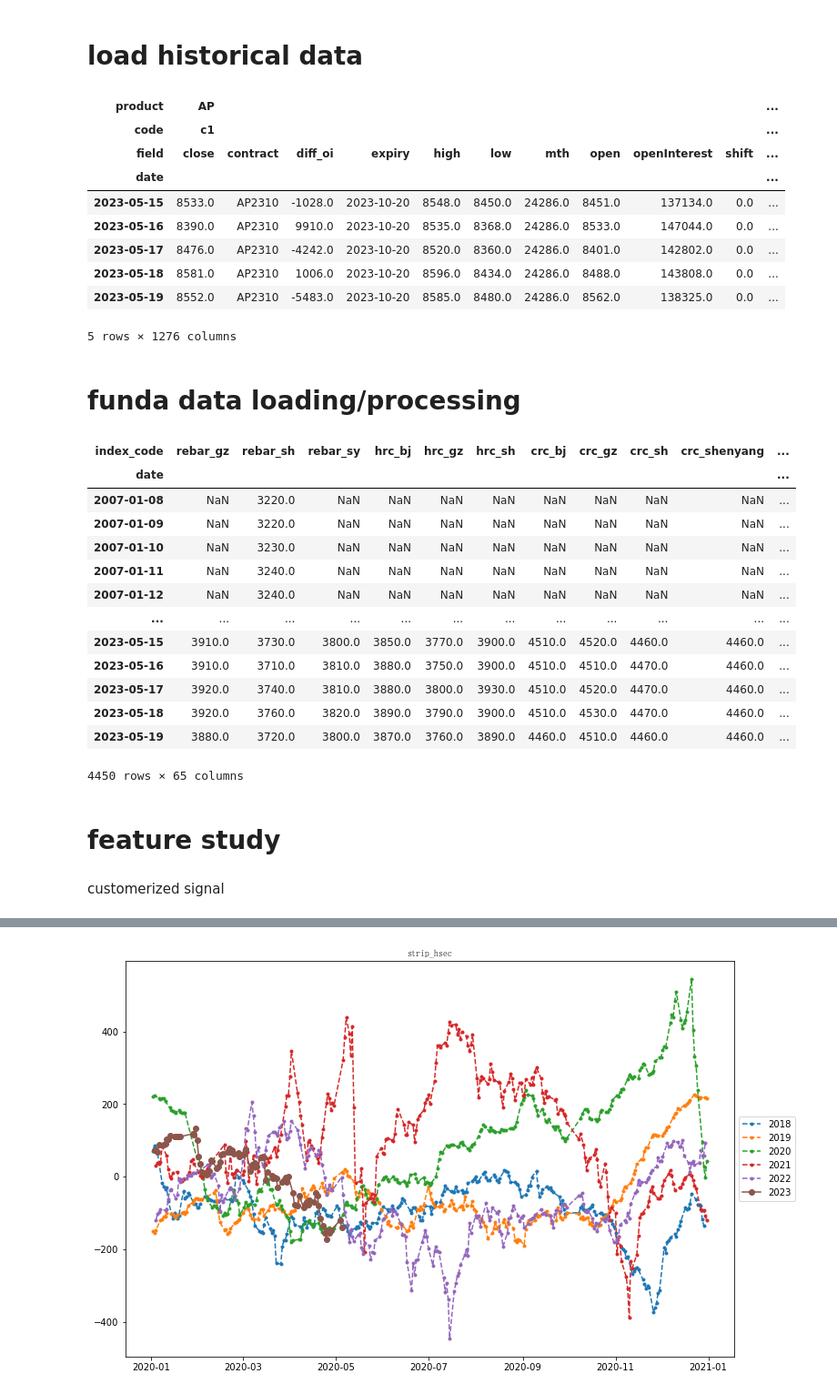
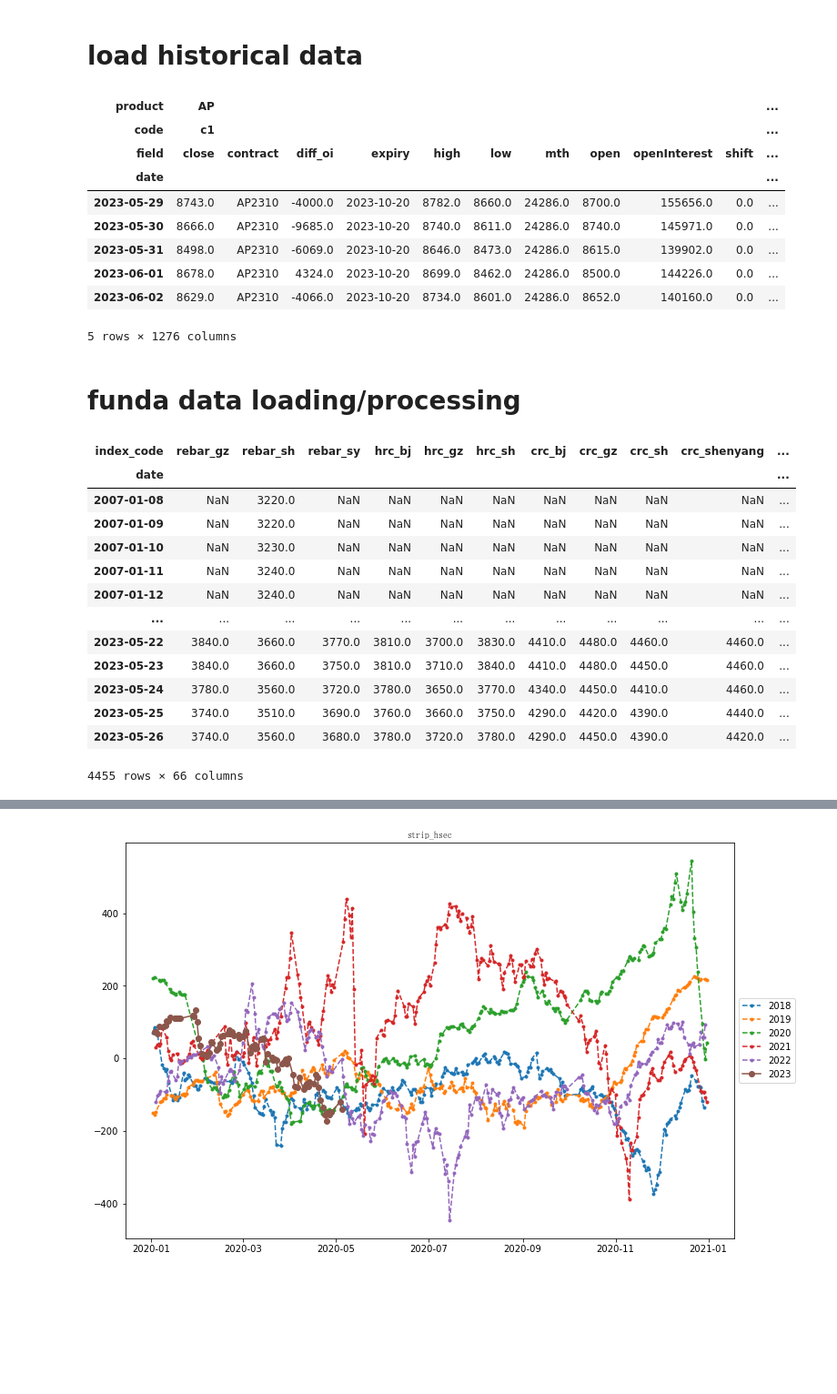
Before and after one commit to harvey1673/pyktrader3, a Jupyter notebook: bktest/bt_signal - template.ipynb, the cells around one changed output, grey strips where cells are left out. Shown: that part at 91% size. Cells and saved outputs as stored; diff of their text form; code cells hidden in the pictures; blank space fills up the shorter version.

```diff
--- a/bktest/bt_signal - template.ipynb
+++ b/bktest/bt_signal - template.ipynb
@@ -73,7 +74,7 @@ daily_start_dict = { 'c': datetime.date(2011,1,1), 'm': datetime.date(2011,1,1),
 fields = ['contract', 'open', 'high', 'low', 'close', 'volume', 'openInterest', 'diff_oi', 'expiry', 'mth', 'shift']
 
 start_date = datetime.date(2010,1,1)
-end_date = datetime.date(2023,5,20)
+end_date = datetime.date(2023,6,2)
 shift_mode = 2
 roll_name = 'hot'
 roll_file_loc = "C:/dev/wtdev/config/"
@@ -105,18 +106,19 @@ df = df.reorder_levels([1, 2, 0], axis=1).sort_index(axis=1)
 df.columns.rename(['product', 'code', 'field',], inplace = True)
 df.index = pd.to_datetime(df.index)
 
-date_rng = pd.date_range(start=df.index[0], end=df.index[-1], freq='D')
+cdate_rng = pd.date_range(start=start_date, end=end_date, freq='D')
+bdate_rng = pd.bdate_range(start=start_date, end=end_date, freq='C', holidays=misc.CHN_Holidays)
 df.tail(5)
 # %% [output]
 | product | AP |  |  |  |  |  |  |  |  |  | ... |
 | code | c1 |  |  |  |  |  |  |  |  |  | ... |
 | field | close | contract | diff_oi | expiry | high | low | mth | open | openInterest | shift | ... |
 | date |  |  |  |  |  |  |  |  |  |  | ... |
-| 2023-05-15 | 8533.0 | AP2310 | -1028.0 | 2023-10-20 | 8548.0 | 8450.0 | 24286.0 | 8451.0 | 137134.0 | 0.0 | ... |
-| 2023-05-16 | 8390.0 | AP2310 | 9910.0 | 2023-10-20 | 8535.0 | 8368.0 | 24286.0 | 8533.0 | 147044.0 | 0.0 | ... |
-| 2023-05-17 | 8476.0 | AP2310 | -4242.0 | 2023-10-20 | 8520.0 | 8360.0 | 24286.0 | 8401.0 | 142802.0 | 0.0 | ... |
-| 2023-05-18 | 8581.0 | AP2310 | 1006.0 | 2023-10-20 | 8596.0 | 8434.0 | 24286.0 | 8488.0 | 143808.0 | 0.0 | ... |
-| 2023-05-19 | 8552.0 | AP2310 | -5483.0 | 2023-10-20 | 8585.0 | 8480.0 | 24286.0 | 8562.0 | 138325.0 | 0.0 | ... |
+| 2023-05-29 | 8743.0 | AP2310 | -4000.0 | 2023-10-20 | 8782.0 | 8660.0 | 24286.0 | 8700.0 | 155656.0 | 0.0 | ... |
+| 2023-05-30 | 8666.0 | AP2310 | -9685.0 | 2023-10-20 | 8740.0 | 8611.0 | 24286.0 | 8740.0 | 145971.0 | 0.0 | ... |
+| 2023-05-31 | 8498.0 | AP2310 | -6069.0 | 2023-10-20 | 8646.0 | 8473.0 | 24286.0 | 8615.0 | 139902.0 | 0.0 | ... |
+| 2023-06-01 | 8678.0 | AP2310 | 4324.0 | 2023-10-20 | 8699.0 | 8462.0 | 24286.0 | 8500.0 | 144226.0 | 0.0 | ... |
+| 2023-06-02 | 8629.0 | AP2310 | -4066.0 | 2023-10-20 | 8734.0 | 8601.0 | 24286.0 | 8652.0 | 140160.0 | 0.0 | ... |
 5 rows × 1276 columns
 # %%
 asset_pairs = [('i', 'rb'), ('i', 'hc'), ('i', 'j'), ('j', 'jm'),]
@@ -133,8 +135,8 @@ for trade_asset, index_asset in asset_pairs:
     asset_df[key] = asset_df[trade_asset].pct_change() - asset_df['beta'] * asset_df[index_asset].pct_change().fillna(0)
     beta_ret_dict[key] = asset_df[key].dropna()
     betas_dict[key] = asset_df['beta']
-# %% [markdown]
-# funda data loading/processing
+# %% [markdown]
+# funda data loading/processing
 # %%
 index_map = {
     'S000020892': 'hrc_sh',
@@ -145,7 +147,7 @@ index_map = {
     'S000020868': 'rebar_sh',
     'S000020867': 'rebar_gz',
     'S000020869': 'rebar_sy',
-
+    'S002917430': 'plate_8mm',
     'S000020903': 'crc_sh',
     'S000020902': 'crc_gz',
     'S000020904': 'crc_shenyang',
@@ -211,38 +213,38 @@ index_map = {
 
     'S008618440': 'SM_inv_mill',
     'S008618447': 'SF_inv_mill',
     'S005580634': 'rebar_inv_social',
     'S005580633': 'wirerod_inv_social',
     'S009097506': 'long_inv_social',
     'S005580635': 'hrc_inv_social',
     'S005580639': 'crc_inv_social',
     'S005580636': 'plate_inv_social',
     'S009045420': 'steel_inv_social',
 
     'S004378418': 'rebar_inv_mill',
     'S004378419': 'wirerod_inv_mill',
     'S004378420': 'hrc_inv_mill',
     'S004378421': 'crc_inv_mill',
     'S004378422': 'plate_inv_mill',
 }
 
 data_df = dbaccess.load_codes_from_edb(index_map.keys(), source='ifind', column_name='index_code')
 data_df = data_df.rename(columns=index_map)
 data_df
 # %% [output]
 | index_code | rebar_gz | rebar_sh | rebar_sy | hrc_bj | hrc_gz | hrc_sh | crc_bj | crc_gz | crc_sh | crc_shenyang | ... |
 | date |  |  |  |  |  |  |  |  |  |  | ... |
 | 2007-01-08 | NaN | 3220.0 | NaN | NaN | NaN | NaN | NaN | NaN | NaN | NaN | ... |
 | 2007-01-09 | NaN | 3220.0 | NaN | NaN | NaN | NaN | NaN | NaN | NaN | NaN | ... |
 | 2007-01-10 | NaN | 3230.0 | NaN | NaN | NaN | NaN | NaN | NaN | NaN | NaN | ... |
 | 2007-01-11 | NaN | 3240.0 | NaN | NaN | NaN | NaN | NaN | NaN | NaN | NaN | ... |
 | 2007-01-12 | NaN | 3240.0 | NaN | NaN | NaN | NaN | NaN | NaN | NaN | NaN | ... |
 | ... | ... | ... | ... | ... | ... | ... | ... | ... | ... | ... | ... |
-| 2023-05-15 | 3910.0 | 3730.0 | 3800.0 | 3850.0 | 3770.0 | 3900.0 | 4510.0 | 4520.0 | 4460.0 | 4460.0 | ... |
-| 2023-05-16 | 3910.0 | 3710.0 | 3810.0 | 3880.0 | 3750.0 | 3900.0 | 4510.0 | 4510.0 | 4470.0 | 4460.0 | ... |
-| 2023-05-17 | 3920.0 | 3740.0 | 3810.0 | 3880.0 | 3800.0 | 3930.0 | 4510.0 | 4520.0 | 4470.0 | 4460.0 | ... |
-| 2023-05-18 | 3920.0 | 3760.0 | 3820.0 | 3890.0 | 3790.0 | 3900.0 | 4510.0 | 4530.0 | 4470.0 | 4460.0 | ... |
-| 2023-05-19 | 3880.0 | 3720.0 | 3800.0 | 3870.0 | 3760.0 | 3890.0 | 4460.0 | 4510.0 | 4460.0 | 4460.0 | ... |
+| 2023-05-22 | 3840.0 | 3660.0 | 3770.0 | 3810.0 | 3700.0 | 3830.0 | 4410.0 | 4480.0 | 4460.0 | 4460.0 | ... |
+| 2023-05-23 | 3840.0 | 3660.0 | 3750.0 | 3810.0 | 3710.0 | 3840.0 | 4410.0 | 4480.0 | 4450.0 | 4460.0 | ... |
+| 2023-05-24 | 3780.0 | 3560.0 | 3720.0 | 3780.0 | 3650.0 | 3770.0 | 4340.0 | 4450.0 | 4410.0 | 4460.0 | ... |
+| 2023-05-25 | 3740.0 | 3510.0 | 3690.0 | 3760.0 | 3660.0 | 3750.0 | 4290.0 | 4420.0 | 4390.0 | 4440.0 | ... |
+| 2023-05-26 | 3740.0 | 3560.0 | 3680.0 | 3780.0 | 3720.0 | 3780.0 | 4290.0 | 4450.0 | 4390.0 | 4420.0 | ... |
-4450 rows × 65 columns
+4455 rows × 66 columns
 # %%
 spot_df = data_df.dropna(how='all').copy(deep=True)
@@ -271,2 +267,0 @@ spot_df['io_inv_mill(64)'] = spot_df['io_inv_imp_mill(64)'] + spot_df['io_inv_do
-# %% [markdown]
-# feature study
@@ -291,2 +267,0 @@ df_pxchg = df.loc[:, df.columns.get_level_values(0).isin(empiric_assets)
-# %% [markdown]
-customerized signal
```
Also changed, not shown: parts of 24 cells of this notebook, 15 other files.
